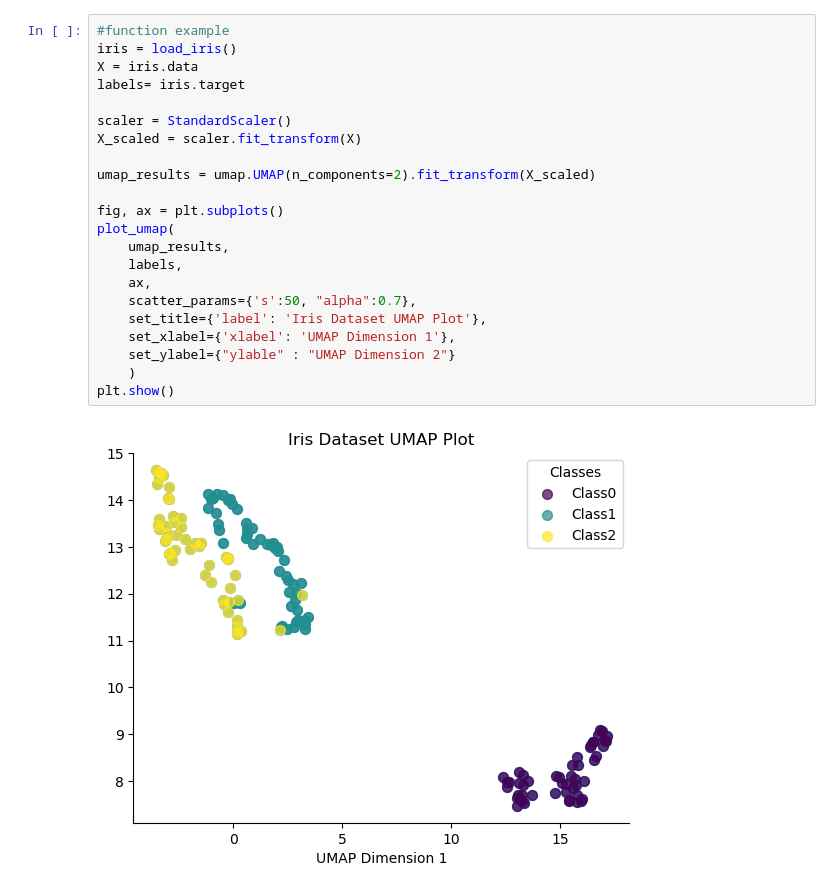
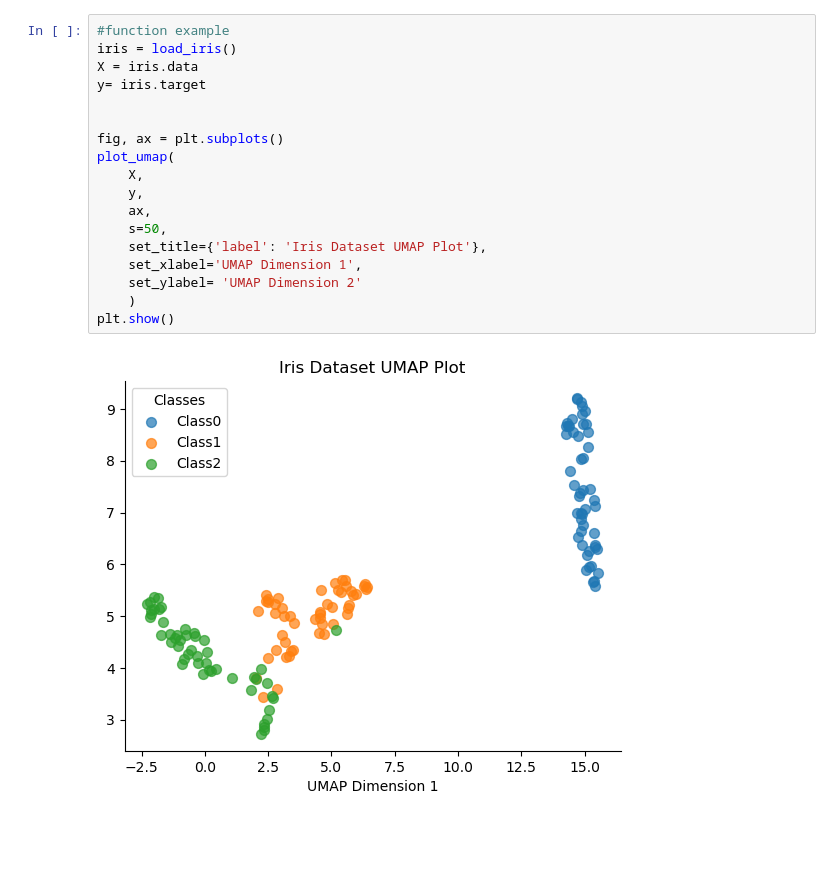
Before and after one commit to yyunchieh/yunchieh_plotlib, a Jupyter notebook: UMAP_function.ipynb, the cells around one changed output. Saved outputs shown, nothing was run; the diff lists cells and outputs as text; blank space fills up the shorter version.

```diff
--- a/UMAP_function.ipynb
+++ b/UMAP_function.ipynb
@@ -47,24 +65,20 @@ def plot_umap(umap_results, labels, ax, **kwargs):
 # %%
 #function example
 iris = load_iris()
 X = iris.data
-labels= iris.target
+y= iris.target
 
-scaler = StandardScaler()
-X_scaled = scaler.fit_transform(X)
-
-umap_results = umap.UMAP(n_components=2).fit_transform(X_scaled)
 
 fig, ax = plt.subplots()
 plot_umap(
-    umap_results,
-    labels,
+    X,
+    y,
     ax,
-    scatter_params={'s':50, "alpha":0.7},
+    s=50,
     set_title={'label': 'Iris Dataset UMAP Plot'},
-    set_xlabel={'xlabel': 'UMAP Dimension 1'},
-    set_ylabel={"ylable" : "UMAP Dimension 2"}
+    set_xlabel='UMAP Dimension 1',
+    set_ylabel= 'UMAP Dimension 2'
     )
 plt.show()
 # %% [output]
-[figure, old version]
+[figure, new version]
```
Also changed, not shown: parts of 1 cell of this notebook, 5 other files.
